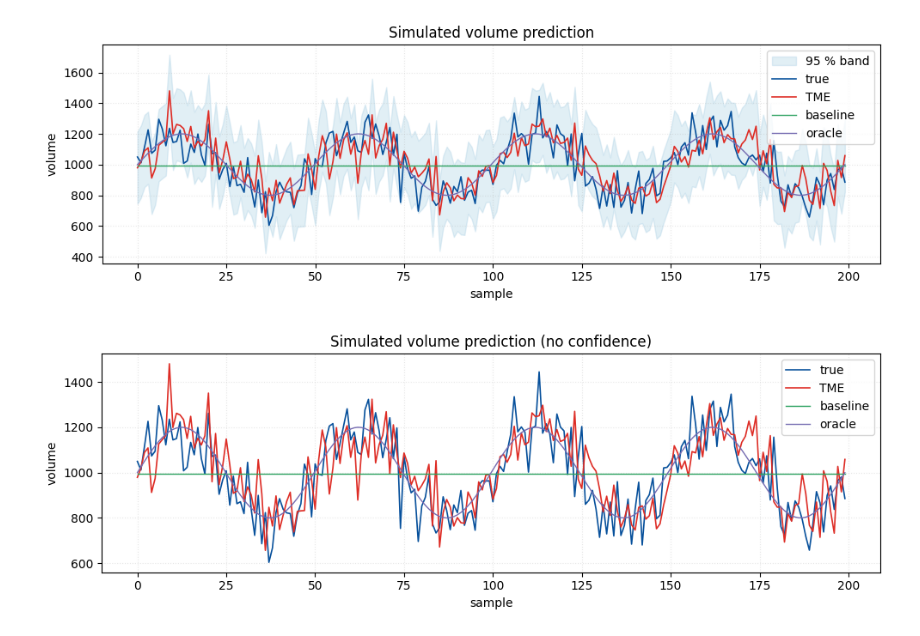
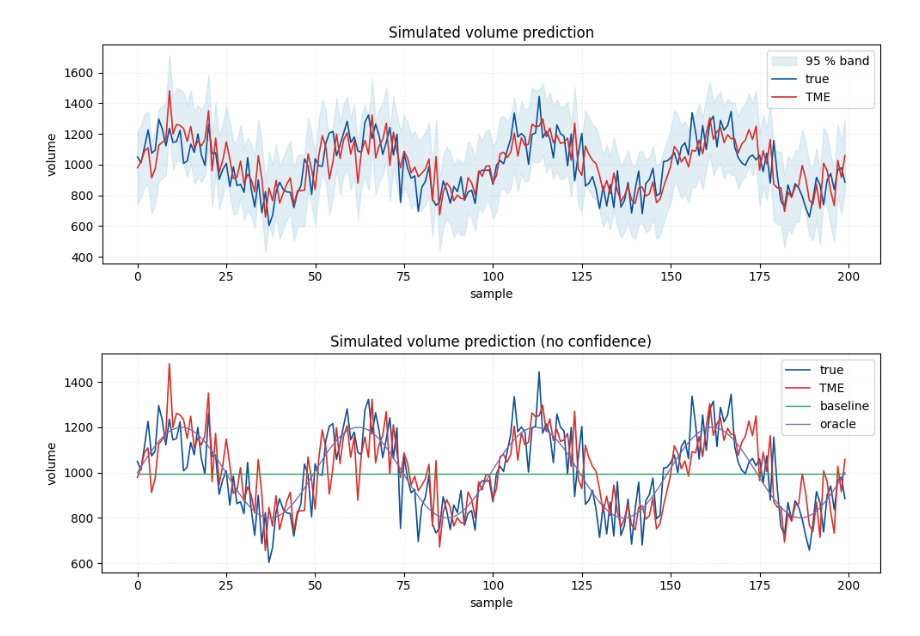
Before and after one commit to pfurjesz/MLFCS_paper, a Jupyter notebook: notebooks/plot_function_test.ipynb, the cells around one changed output. Drawn from its saved outputs; the diff is of its cells as text; code cells hidden in the pictures.

```diff
--- a/notebooks/plot_function_test.ipynb
+++ b/notebooks/plot_function_test.ipynb
@@ -12,37 +12,37 @@ import numpy as np
 # Simulate true volume: noisy sinusoidal baseline
 np.random.seed(42)
 n = 200
 t = np.linspace(0, 8*np.pi, n)
 y_true = 1000 + 200 * np.sin(t) + 100 * np.random.randn(n)
 
 # Simulate predicted volume (slightly lagged + bias)
 y_pred = 1000 + 180 * np.sin(t - 0.3) + 90 * np.random.randn(n)
 
 # Simulate a confidence band around the prediction
 noise_std = 120
 sigma = np.full_like(y_pred, noise_std)
 lower = y_pred - 1.96 * sigma
 upper = y_pred + 1.96 * sigma
 
 # Simulate baseline (mean-only model)
 baseline = np.full_like(y_true, np.mean(y_true))
 
 # Simulate oracle (cleaner sinusoid, no noise)
 oracle = 1000 + 200 * np.sin(t)
 
 # Plot using the function
 plot_volume_forecast(
     y_true=y_true,
     y_pred=y_pred,
     lower=lower,
     upper=upper,
-    extra1=baseline,
-    extra2=oracle,
-    labels=("true", "TME", "baseline", "oracle"),
+    #extra1=baseline,
+    #extra2=oracle,
+    labels=("true", "TME"), # , "baseline", "oracle"
     title="Simulated volume prediction"
 )
 # %% [output]
-[figure, old version]
+[figure, new version]
 # %%
 import numpy as np
 
```
Also changed, not shown: 2 other files.
